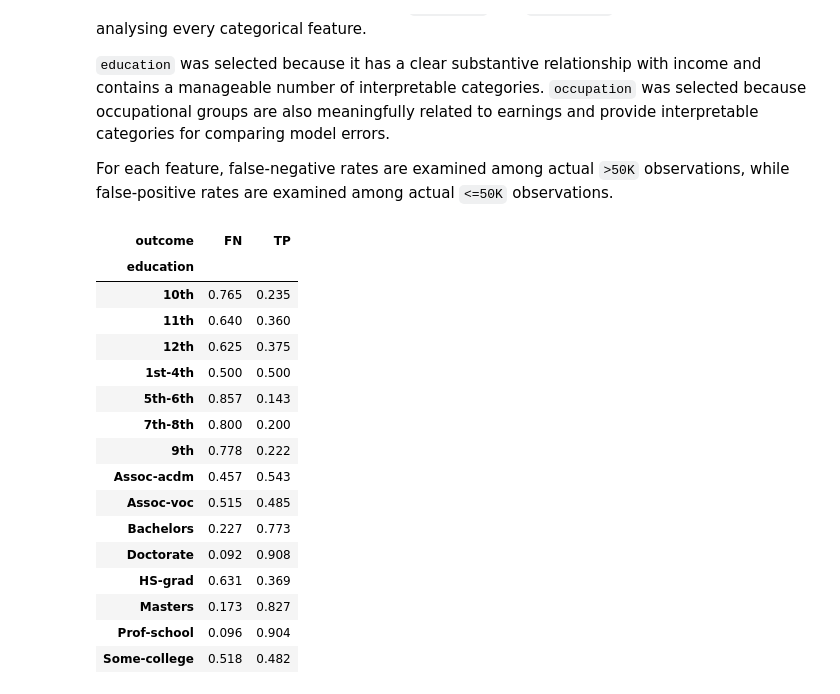
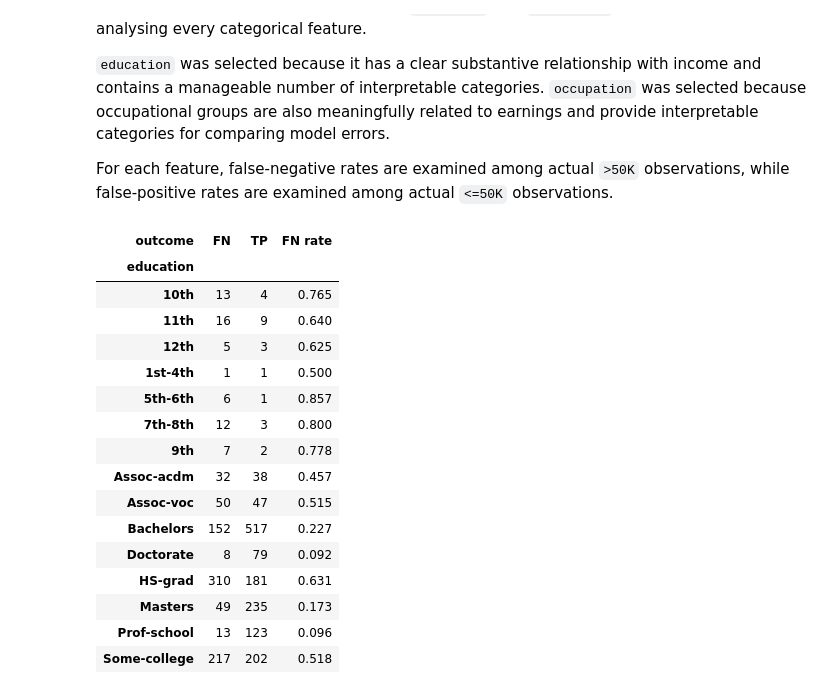
Before and after one commit to SimonYip22/adult-income-ml-classification, a Jupyter notebook: adult_income_workflow.ipynb, the cells around one changed output. Drawn from its saved outputs; the diff is of its cells as text; code cells hidden in the pictures.

```diff
--- a/adult_income_workflow.ipynb
+++ b/adult_income_workflow.ipynb
@@ -1113,27 +1103,38 @@ education_negative_counts = pd.crosstab(
 # %%
+education_positive_counts = pd.crosstab(
+    positive_cases["education"],
+    positive_cases["outcome"]
+)
+
 education_positive_rates = pd.crosstab(
     positive_cases["education"], # rows
     positive_cases["outcome"], # columns
     normalize="index" # instead of raw counts, show proportions
 ).round(3)
 
-education_positive_rates
+education_positive_summary = education_positive_counts.copy()
+
+education_positive_summary["FN rate"] = (
+    education_positive_rates["FN"]
+)
+
+education_positive_summary
 # %% [output]
-| outcome | FN | TP |
-| education |  |  |
-| 10th | 0.765 | 0.235 |
-| 11th | 0.640 | 0.360 |
-| 12th | 0.625 | 0.375 |
-| 1st-4th | 0.500 | 0.500 |
-| 5th-6th | 0.857 | 0.143 |
-| 7th-8th | 0.800 | 0.200 |
-| 9th | 0.778 | 0.222 |
-| Assoc-acdm | 0.457 | 0.543 |
-| Assoc-voc | 0.515 | 0.485 |
-| Bachelors | 0.227 | 0.773 |
-| Doctorate | 0.092 | 0.908 |
-| HS-grad | 0.631 | 0.369 |
-| Masters | 0.173 | 0.827 |
-| Prof-school | 0.096 | 0.904 |
-| Some-college | 0.518 | 0.482 |
+| outcome | FN | TP | FN rate |
+| education |  |  |  |
+| 10th | 13 | 4 | 0.765 |
+| 11th | 16 | 9 | 0.640 |
+| 12th | 5 | 3 | 0.625 |
+| 1st-4th | 1 | 1 | 0.500 |
+| 5th-6th | 6 | 1 | 0.857 |
+| 7th-8th | 12 | 3 | 0.800 |
+| 9th | 7 | 2 | 0.778 |
+| Assoc-acdm | 32 | 38 | 0.457 |
+| Assoc-voc | 50 | 47 | 0.515 |
+| Bachelors | 152 | 517 | 0.227 |
+| Doctorate | 8 | 79 | 0.092 |
+| HS-grad | 310 | 181 | 0.631 |
+| Masters | 49 | 235 | 0.173 |
+| Prof-school | 13 | 123 | 0.096 |
+| Some-college | 217 | 202 | 0.518 |
 # %%
```
Also changed, not shown: parts of 9 cells of this notebook.
